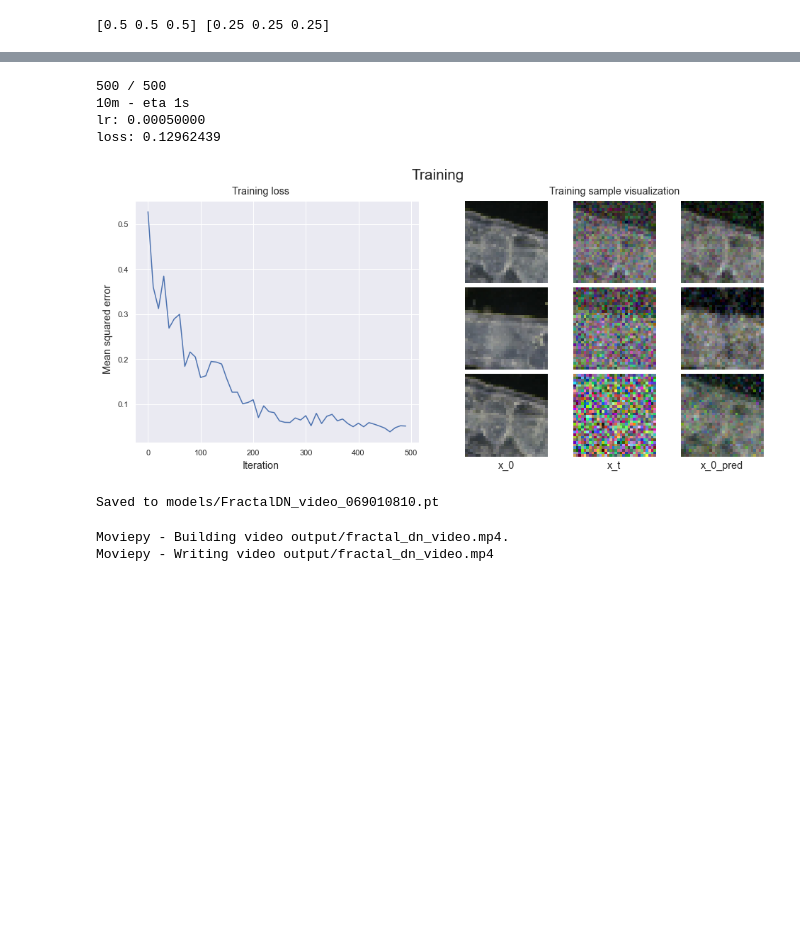
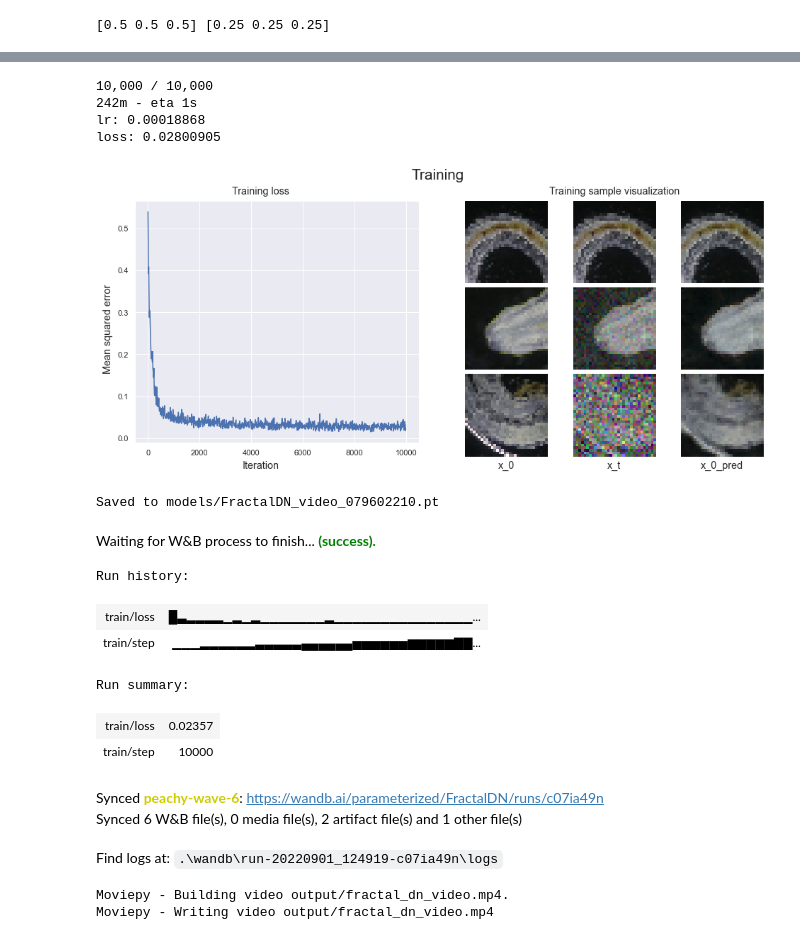
Before and after one commit to parameterized/micro-sim, a Jupyter notebook: notebooks/VideoModel.ipynb, the cells around one changed output, grey strips where cells are left out. Cells and saved outputs as stored; diff of their text form; code cells hidden in the pictures; blank space fills up the shorter version.

```diff
--- a/notebooks/VideoModel.ipynb
+++ b/notebooks/VideoModel.ipynb
@@ -200,11 +200,15 @@ losses = []
 model_id = f'{np.random.randint(1e9):09d}'
 
 run = wandb.init(
-    mode='disabled',
+    #mode='disabled',
     project='FractalDN',
     config={
         'model_id': model_id,
-        'cell_channels': cell_channels,
+        'hidden_channels': hidden_channels,
+        'hidden_feats': hidden_feats,
+        'n_frames': n_frames,
+        'n_levels': n_levels,
+        'patch_size': patch_size,
         'video': True
     },
     save_code=True)
@@ -216,9 +220,9 @@ with run:
     train_st = time.time()
     time_to_s = lambda t: f'{int(t)}s' if t < 60 else f'{int(t / 60)}m'
 
-    train_iters = int(5e2)
+    train_iters = int(1e4)
     batch_size = 16
-    model_steps_per_frame = (2, 4) # min, max inclusive
+    model_steps_per_frame = (2, 6) # min, max inclusive
 
     loss_every_n = 10
     display_every_n = 100
@@ -233,37 +237,40 @@ with run:
         for j in range(1, n_levels):
             ps //= 2
             # resize all frames by flattening onto batch dim
-            bn_prev_timeflat = bns[-1].view(-1, *bns[-1].shape[-3:])
+            bn_prev_timeflat = bns[j - 1].view(-1, *bns[-1].shape[-3:])
             bns.append(resize(bn_prev_timeflat, ps).view(bx0s[j].shape))
 
         bxt_rgbs = [torch.lerp(bx0, bn, bts[..., None, None, None])
                    for bx0, bn in zip(bx0s, bns)]
 
-        bxt_hiddens = [torch.randn(batch_size, cell_channels - 3, *x0.shape[-2:],
+        last_bxt_hiddens = [torch.randn(batch_size, hidden_channels, *x0.shape[-2:],
             device=device) for x0 in bx0s]
 
         # predict x_0
         loss = 0
-        for frame_id in range(n_frames - 1):
+        for frame_id in range(n_frames):
             # randomize hiddens every frame
-            bxt_hiddens = [torch.randn(batch_size, cell_channels - 3, *x0.shape[-2:],
+            bxt_hiddens = [torch.randn(batch_size, hidden_channels, *x0.shape[-2:],
                 device=device) for x0 in bx0s]
+            # test also randomizing last, should be frame-independent now
+            # last_bxt_hiddens = [torch.randn(batch_size, hidden_channels, *x0.shape[-2:],
+            #     device=device) for x0 in bx0s]
 
             spf = np.random.randint(model_steps_per_frame[0], model_steps_per_frame[1] + 1)
             for _ in range(spf):
-                bxts = [torch.cat([bxt_rgb[:, frame_id],
-                                   bxt_rgb[:, frame_id + 1], bxt_hidden], dim=1)
-                        for bxt_rgb, bxt_hidden in zip(bxt_rgbs, bxt_hiddens)]
-                x0_preds = model(bts[:, frame_id:frame_id + 2],
-                                 btes[:, frame_id:frame_id + 2], bxts)
+                bxts = [torch.cat([bxt_rgb[:, frame_id], bxt_hidden, last_bxt_hidden], dim=1)
+                        for bxt_rgb, bxt_hidden, last_bxt_hidden in zip(bxt_rgbs, bxt_hiddens, last_bxt_hiddens)]
+                x0_preds = model(bts[:, frame_id], btes[:, frame_id], bxts)
                 # only update hidden channels
-                bxt_hiddens = [x0p[:, 6:] for x0p in x0_preds]
-            target_rgbs = [torch.cat([bx0[:, frame_id], bx0[:, frame_id + 1]], dim=1)
-                           for bx0 in bx0s]
-            loss = loss + torch.cat([loss_fn(x0p[:, :6], target_rgb)[None]
+                bxt_hiddens = [x0p[:, 3:3 + hidden_channels] for x0p in x0_preds]
+
+            last_bxt_hiddens = bxt_hiddens
+
+            target_rgbs = [bx0[:, frame_id] for bx0 in bx0s]
+            loss = loss + torch.cat([loss_fn(x0p[:, :3], target_rgb)[None]
                 for x0p, target_rgb in zip(x0_preds, target_rgbs)], dim=0).mean()
 
-        loss = loss / (n_frames - 1)
+        loss = loss / n_frames
 
         # opt step
         opt.zero_grad()
@@ -299,41 +306,51 @@ with run:
             ax = loss_fig.gca()
             sns.lineplot(np.arange(len(losses)) * loss_every_n, losses, ax=ax)
 
             vis_col_figs = vis_fig.subfigures(1, 3)
             [x0_axes, xt_axes, x0p_axes] = [
                 v.subplots(3, 1) for v in vis_col_figs]
             for f, label in zip(vis_col_figs, ['x_0', 'x_t', 'x_0_pred']):
                 f.supxlabel(label)
 
             for k in range(3):
                 # show random samples of low, mid, high ranges of t
                 # (for 2nd to last frame self prediction)
-                t_sort = torch.argsort(bts[:, -2])
+                t_sort = torch.argsort(bts[:, -1])
                 row_id = t_sort[np.random.randint(
                     t_sort.shape[0] // 3 * k,
                     t_sort.shape[0] // 3 * (k + 1))]
-                x0_axes[k].imshow(tensor_to_img(bx0s[0][row_id, -2]))
+                x0_axes[k].imshow(tensor_to_img(bx0s[0][row_id, -1]))
                 x0_axes[k].axis('off')
                 xt_axes[k].imshow(tensor_to_img(bxts[0][row_id, :3]))
                 xt_axes[k].axis('off')
                 x0p_axes[k].imshow(tensor_to_img(x0_preds[0][row_id, :3]))
                 x0p_axes[k].axis('off')
 
             plt.show()
         if (i + 1) % scheduler_every_n == 0:
             scheduler.step()
 
     model_path = f'models/FractalDN_video_{model_id}.pt'
     os.makedirs(os.path.dirname(model_path), exist_ok=True)
     torch.save(model, model_path)
     print(f'Saved to {model_path}')
 # %% [output]
-500 / 500
-10m - eta 1s
-lr: 0.00050000
-loss: 0.12962439
+10,000 / 10,000
+242m - eta 1s
+lr: 0.00018868
+loss: 0.02800905
-[figure, old version]
+[figure, new version]
-Saved to models/FractalDN_video_069010810.pt
+Saved to models/FractalDN_video_079602210.pt
+Waiting for W&B process to finish... (success).
+Run history:
+| train/loss | █▃▂▂▂▂▁▂▁▂▁▁▁▁▁▁▁▂▁▁▁▁▁▁▁▁▁▁▁▁▁▁▁... |
+| train/step | ▁▁▁▂▂▂▂▂▂▃▃▃▃▃▄▄▄▄▄▄▅▅▅▅▅▅▆▆▆▆▆▇▇... |
+Run summary:
+| train/loss | 0.02357 |
+| train/step | 10000 |
+Synced peachy-wave-6: https://wandb.ai/parameterized/FractalDN/runs/c07ia49n
+Synced 6 W&B file(s), 0 media file(s), 2 artifact file(s) and 1 other file(s)
+Find logs at: .\wandb\run-20220901_124919-c07ia49n\logs
 # %%
 from tqdm import tqdm
 tqdm._instances.clear()
```
Also changed, not shown: parts of 3 cells of this notebook.
